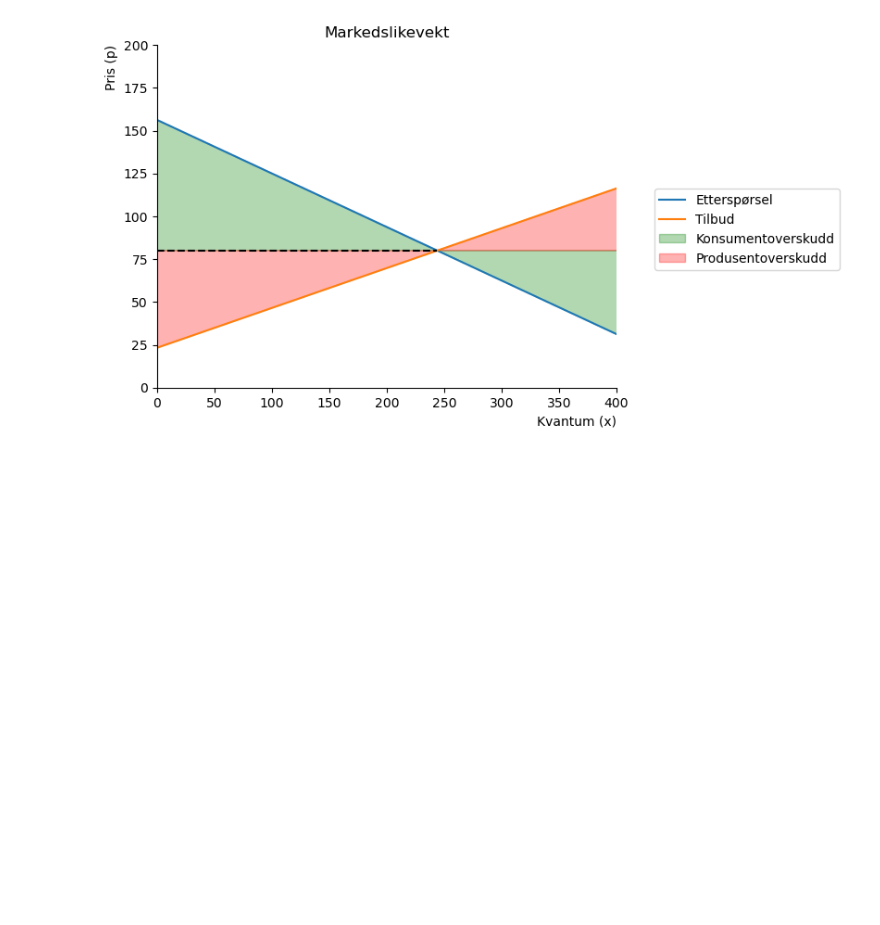
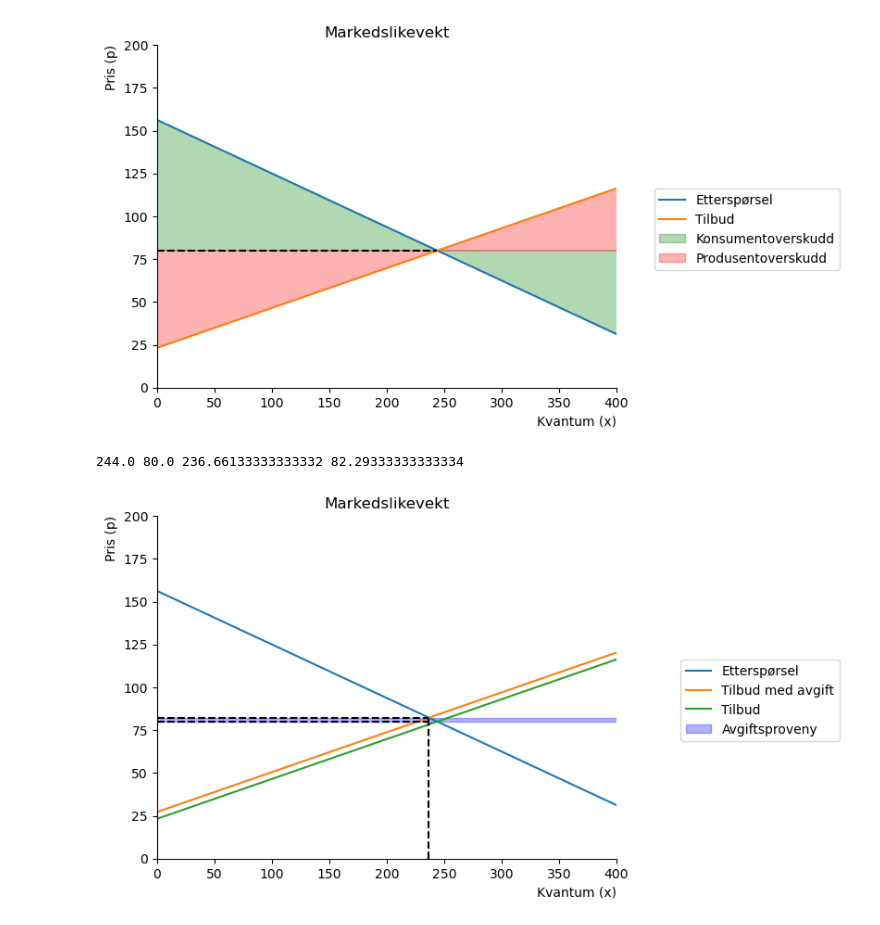
Before and after one commit to Danieljoha/Sok-1006, a Jupyter notebook: Arbeidskrav_3.ipynb, the cells around one changed output. Cells and saved outputs as stored; diff of their text form; code cells hidden in the pictures; blank space fills up the shorter version.

Commit message:
avgiftsproveny

```diff
--- a/Arbeidskrav_3.ipynb
+++ b/Arbeidskrav_3.ipynb
@@ -230,3 +219,66 @@ print(x_eq_fn_uten_avgift, p_eq_fn_uten_avgift)
 # %% [output]
 244.0 80.0
 [figure]
+# %%
+x_num=np.linspace(0.1,200,100)
+q = np.linspace(0,p_eq_fn_uten_avgift,100)
+
+
+b = np.linspace(0,x_eq_fn_uten_avgift,100)
+
+
+#lag en akse
+
+def create_ax():
+                fig, ax = plt.subplots()
+                ax.set_ylabel('Pris (p)', loc='top')
+                ax.set_xlabel('Kvantum (x)', loc='right')
+                ax.set(xlim=(0,400))
+                ax.set(ylim=(0,200))
+                ax.spines['top'].set_color('none')
+                ax.spines['right'].set_color('none')
+
+                return fig, ax
+
+
+                #ax.set(xlim=(100,400))
+                #ax.set(ylim=(40,100))
+
+fig, ax = create_ax()
+
+# plott funksjonen
+
+ax.plot(demand(x_num), x_num, label='Etterspørsel')
+ax.plot(supply(x_num, 4), x_num, label='Tilbud med avgift')
+ax.plot(supply(x_num, 0), x_num, label='Tilbud')
+
+
+
+
+
+ax.hlines(p_eq_fn_uten_avgift,0,x_eq_fn_med_avgift, color='black',ls='dashed')
+#ax.vlines(x_eq_fn_uten_avgift,0,p_eq_fn_uten_avgift, color='black',ls='dashed')
+
+ax.vlines(x_eq_fn_med_avgift,0,p_eq_fn_med_avgift, color='black',ls='dashed')
+ax.hlines(p_eq_fn_med_avgift,0,x_eq_fn_med_avgift, color='black',ls='dashed')
+
+
+# tittel
+ax.set_title('Markedslikevekt')
+
+#vis navnene:
+ax.legend(bbox_to_anchor=(1.5,0.6));
+
+
+
+
+q = np.linspace(0,x_eq_fn_uten_avgift,100)
+
+
+ax.fill_between(supply(q, 4), p_eq_fn_uten_avgift, p_eq_fn_med_avgift, color = "blue",alpha = 0.3,label='Avgiftsproveny')
+
+ax.legend(bbox_to_anchor=(1.5,0.6))
+print(x_eq_fn_uten_avgift, p_eq_fn_uten_avgift, x_eq_fn_med_avgift, p_eq_fn_med_avgift)
+# %% [output]
+244.0 80.0 236.66133333333332 82.29333333333334
+[figure, added]
```
Also changed, not shown: parts of 1 cell of this notebook.
